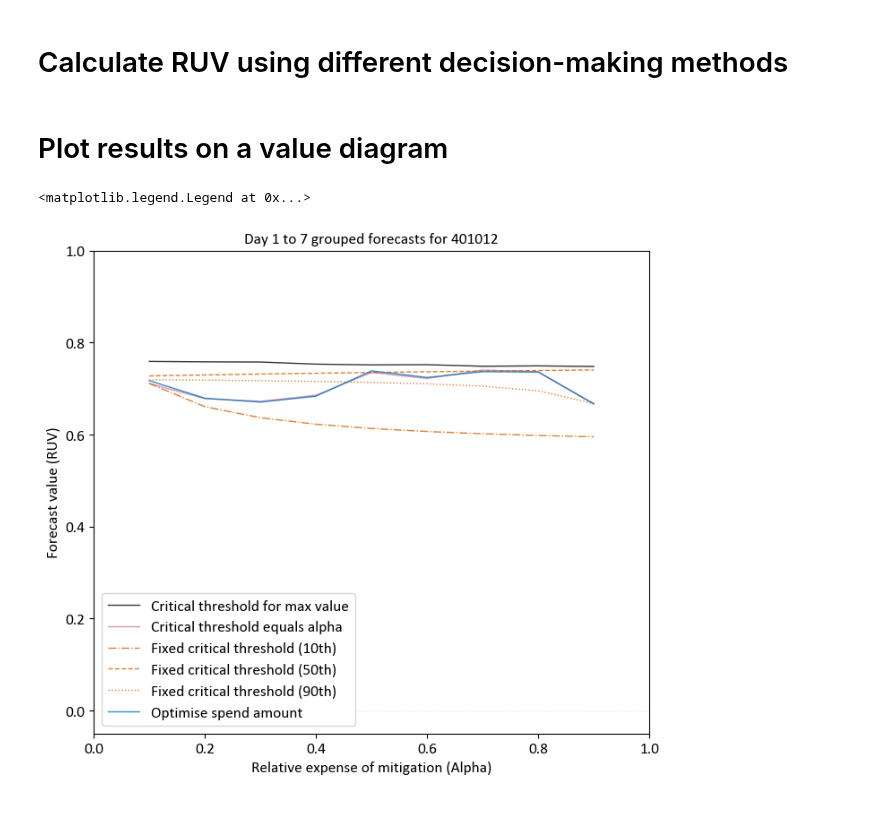
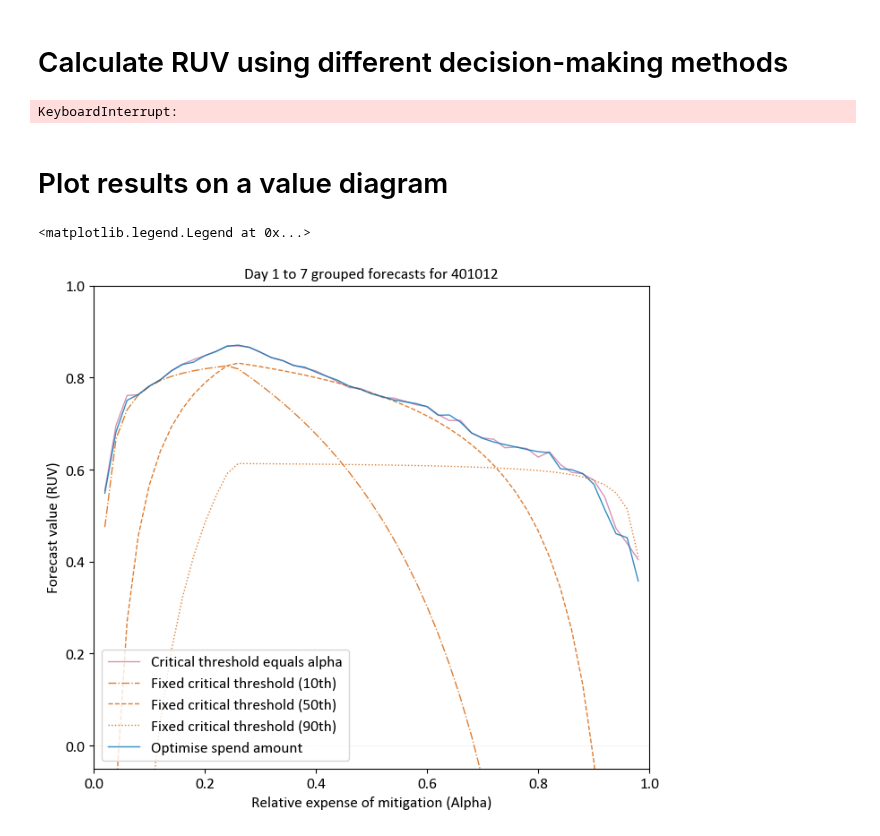
Before and after one commit to richardlaugesen/ruvpy, a Jupyter notebook: examples/example_1.ipynb, the cells around one changed output. Cells and saved outputs as stored; diff of their text form; code cells hidden in the pictures.

```diff
--- a/examples/example_1.ipynb
+++ b/examples/example_1.ipynb
@@ -55,7 +55,7 @@ colors = {
 awrc = '401012'
 dataset_filepath = '%s_data.pickle.bz2' % awrc
 parallel_nodes = 8
-alpha_step = 0.1
+alpha_step = 0.02
 # %%
 with bz2.BZ2File(dataset_filepath, 'r') as f:
     data = pickle.load(f)
@@ -73,12 +73,10 @@ decision_definition = {
     'damage_function': [binary, {'max_loss': 1, 'min_loss': 0, 'threshold': decision_threshold}],
     'utility_function': [cara, {'A': 0}],
     'economic_model': [cost_loss, cost_loss_analytical_spend],
-    'decision_thresholds': None #np.array([0, np.nanquantile(obs, [decision_threshold])[0]])  # 0th quantile isn't always 0 flow
+    'decision_thresholds': np.array([0, np.nanquantile(obs, [decision_threshold])[0]]),  # 0th quantile isn't always 0 flow
+    'event_freq_ref': True
 }
 
-# 'decision_method' defaults to 'optimise_over_forecast_distribution'
-
-#ref = generate_event_freq_ref(obs) # use event frequency as the reference forecast
 ref = clim_ens
 # %% [markdown]
 # Calculate RUV using different decision-making methods
@@ -99,25 +97,27 @@ results_fixed_90th = relative_utility_value(obs, fcst_ens, ref, decision_definit
 # %%
 decision_definition['decision_method'] = 'critical_probability_threshold_max_value'
 results_max = relative_utility_value(obs, fcst_ens, ref, decision_definition, parallel_nodes=parallel_nodes, verbose=False)
+# %% [output]
+KeyboardInterrupt:
 # %%
 decision_definition['decision_method'] = 'critical_probability_threshold_equals_alpha'
 results_alpha = relative_utility_value(obs, fcst_ens, ref, decision_definition, parallel_nodes=parallel_nodes)
 # %% [markdown]
 # Plot results on a value diagram
 # %%
-plt.plot(decision_definition['alphas'], results_max['ruv'], color=colors['black'], linewidth=1, alpha=0.8, label='Critical threshold for max value')
+#plt.plot(decision_definition['alphas'], results_max['ruv'], color=colors['black'], linewidth=1, alpha=0.8, label='Critical threshold for max value')
 plt.plot(decision_definition['alphas'], results_alpha['ruv'], color=colors['pink'], linewidth=1, alpha=0.8, label='Critical threshold equals alpha')
 plt.plot(decision_definition['alphas'], results_fixed_10th['ruv'], color=colors['dark_orange'], linestyle='-.', linewidth=1, alpha=0.8, label='Fixed critical threshold (10th)')
 plt.plot(decision_definition['alphas'], results_fixed_50th['ruv'], color=colors['dark_orange'], linestyle='--', linewidth=1, alpha=0.8, label='Fixed critical threshold (50th)')
 plt.plot(decision_definition['alphas'], results_fixed_90th['ruv'], color=colors['dark_orange'], linestyle=':', linewidth=1, alpha=0.8, label='Fixed critical threshold (90th)')
 plt.plot(decision_definition['alphas'], results_optim['ruv'], color=colors['dark_blue'], linewidth=1, alpha=0.8, label='Optimise spend amount')
 plt.axhline(0, color='grey', linewidth=0.5, alpha=0.3, linestyle='dotted')
 plt.xlim((0, 1))
 plt.ylim(-0.05, 1)
 plt.xlabel('Relative expense of mitigation (Alpha)')
 plt.ylabel('Forecast value (RUV)')
 plt.title('Day 1 to 7 grouped forecasts for %s' % awrc, fontsize='medium')
 plt.legend()
 # %% [output]
 <matplotlib.legend.Legend at 0x...>
-[figure, old version]
+[figure, new version]
```
Also changed, not shown: 9 other files.
